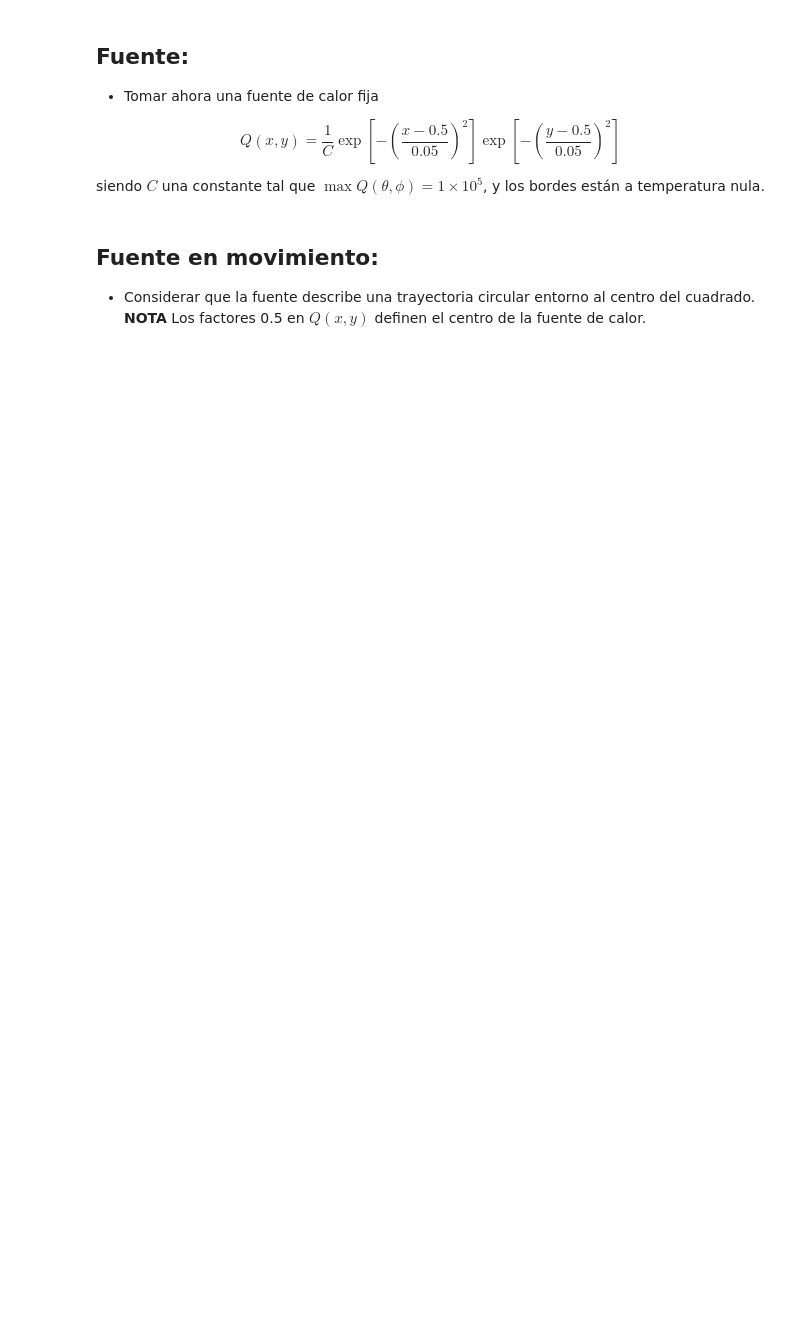
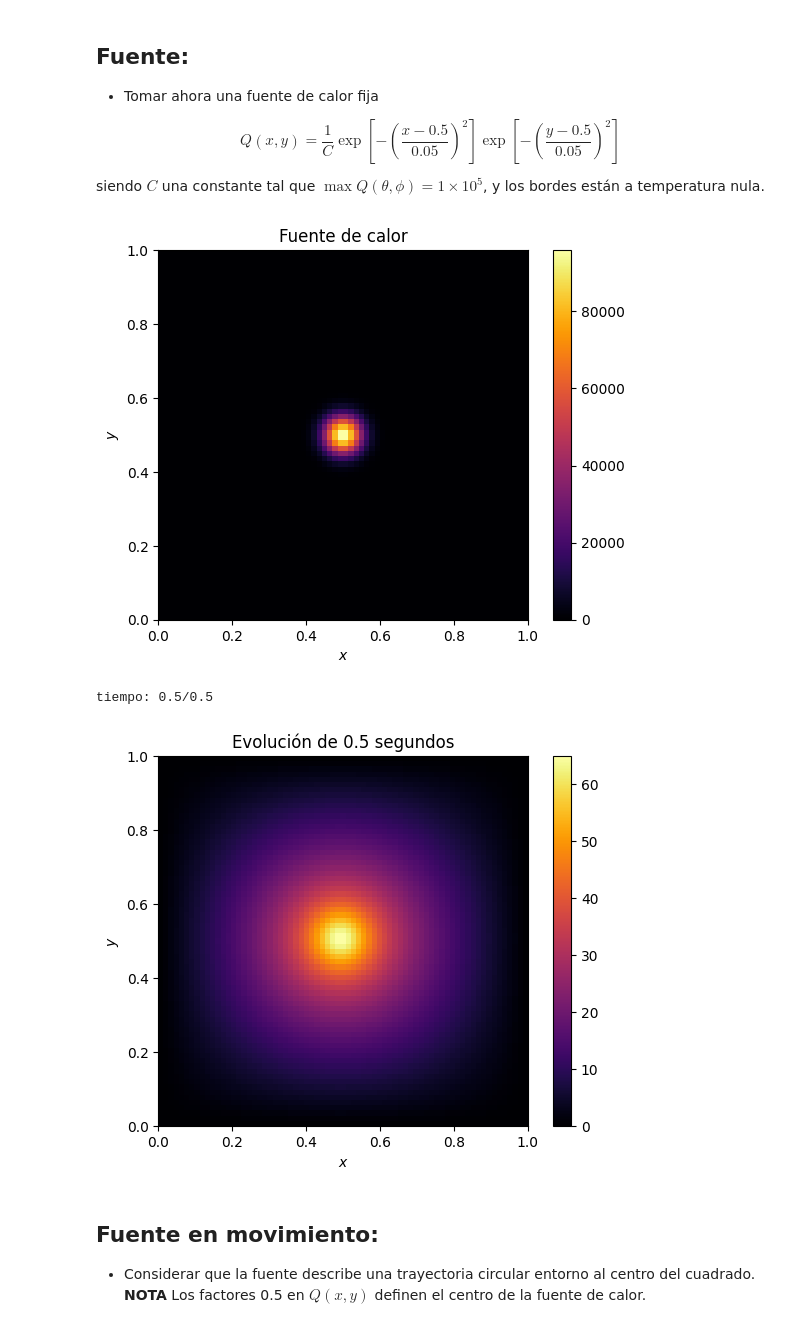
Before and after one commit to guillediaaazz/fiscomp-practices, a Jupyter notebook: P3/calor_plano-enunciado.ipynb, the cells around one changed output. Drawn from its saved outputs; the diff is of its cells as text; code cells hidden in the pictures; blank space fills up the shorter version.

Commit message:
Calor, fuente y fuente en movimiento

```diff
--- a/P3/calor_plano-enunciado.ipynb
+++ b/P3/calor_plano-enunciado.ipynb
@@ -141,6 +90,63 @@ show()
 $$Q(x,y)=\frac{1}{C}\exp\left[-\left(\frac{x-0.5}{0.05}\right)^2\right]\exp\left[-\left(\frac{y-0.5}{0.05}\right)^2\right]\,$$
 
 siendo $C$ una constante tal que $\max{Q(\theta,\phi)}=1\times 10^5$, y los bordes están a temperatura nula.
+# %%
+def heatSource(x, y, x0: float = 0.5, y0: float = 0.5):
+    heatMap = 1e5 * exp(-( (x-x0)/0.05 )**2) * exp(-( (y-y0)/0.05 )**2)
+    return heatMap
+# %%
+# Constantes
+boxSize = 1
+timeStep = 1e-5
+diffusivity = 5
+temperatureAtSides = 10
+
+# Tamaño de la rejilla para asegurar estabilidad
+gridSizeModifier = 0.01                     # aumenta el tamaño ligeramente si se desea para asegurar estabilidad en la conversión a `int`
+gridSize = ( 4*diffusivity*timeStep )**0.5 + gridSizeModifier*( 4*diffusivity*timeStep )**0.5   # cálculo basado en la condición de estabilidad de la ecuación
+gridResolution = int(boxSize / gridSize)    # calculamos la cantidad de puntos que implica el tamaño de la rejilla
+gridSize = boxSize / gridResolution         # volvemos a calcular el tamaño de la rejilla para que se ajuste correctamente a la resolución
+
+# Inicializamos la rejilla de valores de temperatura
+temperatureGrid = zeros([gridResolution+1, gridResolution+1], float)
+
+# Fuente de calor
+x = linspace(0, boxSize, gridResolution)
+y = linspace(0, boxSize, gridResolution)
+x, y = meshgrid(x, y)
+
+heat = heatSource(x, y)
+
+imshow(heat, extent=[0,boxSize, 0,boxSize], cmap='inferno')
+colorbar()
+xlabel('$x$')
+ylabel('$y$')
+title('Fuente de calor')
+show()
+
+# Loop principal
+timeMax = 0.5
+time = 0
+while time < timeMax:
+    term1 = temperatureGrid[2:gridResolution+1, 1:gridResolution] - 2*temperatureGrid[1:gridResolution, 1:gridResolution] + temperatureGrid[0:gridResolution-1, 1:gridResolution]
+    term2 = temperatureGrid[1:gridResolution, 2:gridResolution+1] - 2*temperatureGrid[1:gridResolution, 1:gridResolution] + temperatureGrid[1:gridResolution, 0:gridResolution-1]
+    evolutionTerm = timeStep * diffusivity * (term1 + term2) / gridSize**2
+    heatTerm = timeStep * heat[1:gridResolution, 1:gridResolution]
+    temperatureGrid[1:gridResolution, 1:gridResolution] = temperatureGrid[1:gridResolution, 1:gridResolution] + heatTerm + evolutionTerm
+    time += timeStep
+    print(f"tiempo: {round(time,4)}/{timeMax} {' '*20}", end='\r')
+
+# Representación
+imshow(temperatureGrid, extent=[0,boxSize, 0,boxSize], cmap='inferno', origin='lower')
+colorbar()
+xlabel('$x$')
+ylabel('$y$')
+title(f'Evolución de {timeMax} segundos')
+show()
+# %% [output]
+[figure, added]
+tiempo: 0.5/0.5
+[figure, added]
 # %% [markdown]
 ## Fuente en movimiento:
 
```
Also changed, not shown: parts of 6 cells of this notebook.
